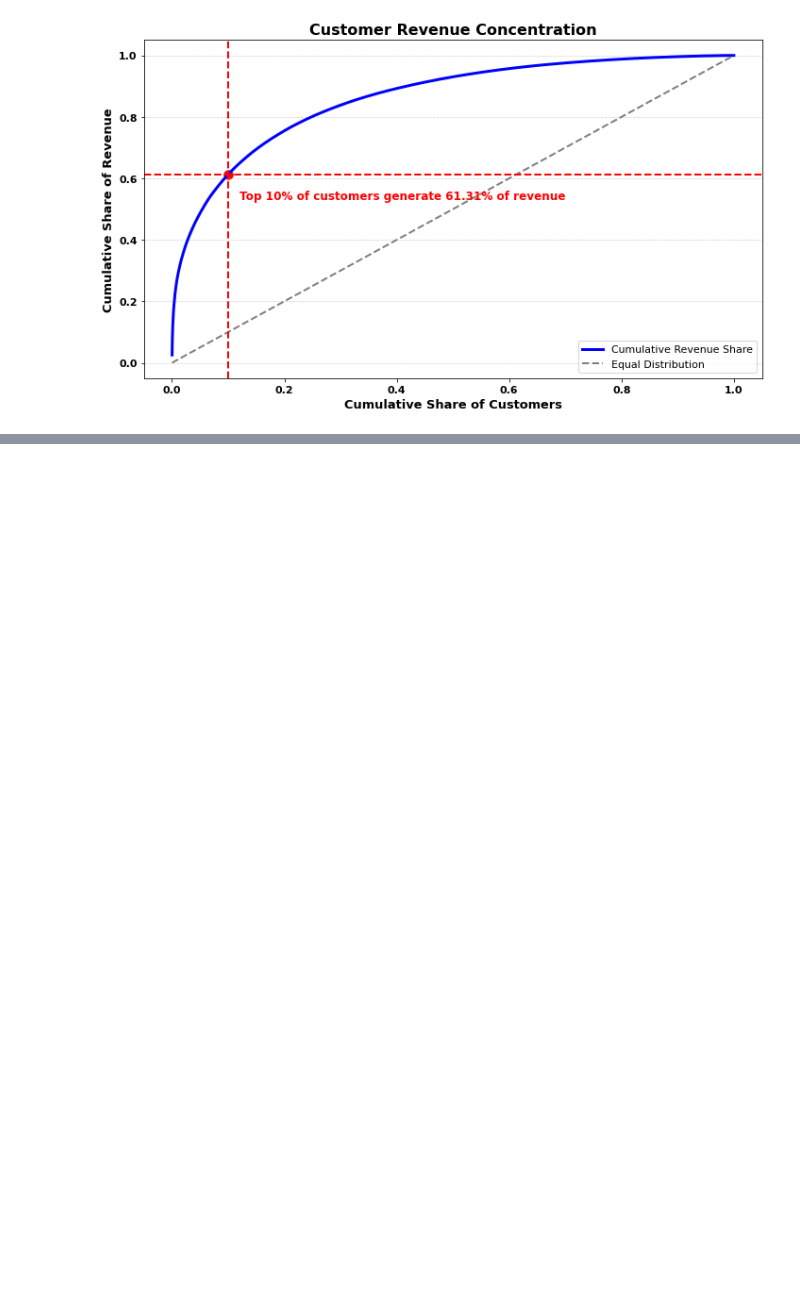
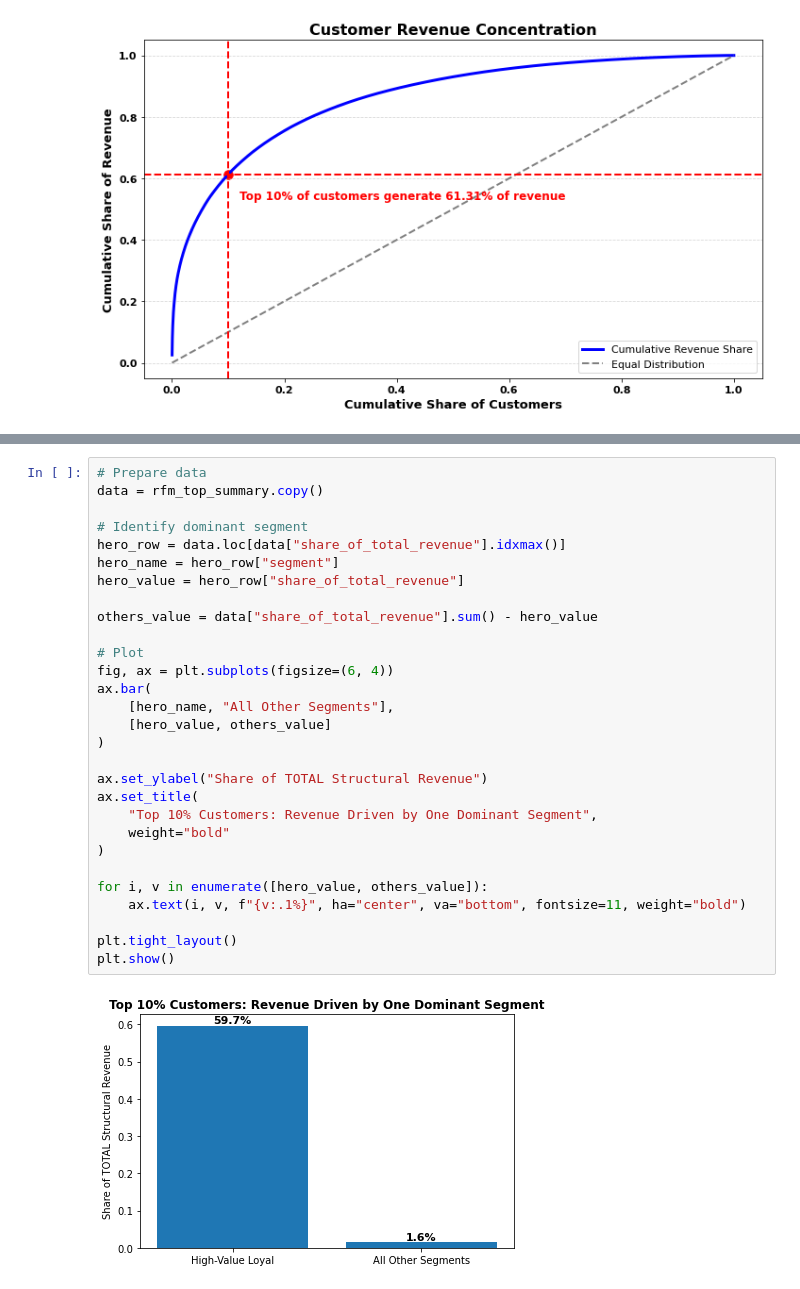
Before and after one commit to jarviscanada/jarvis_data_eng_Tennyson, a Jupyter notebook: python_data_analytics/python_data_wrangling/V2.ipynb, the cells around one changed output, grey strips where cells are left out. Drawn from its saved outputs; the diff is of its cells as text; blank space fills up the shorter version.

```diff
--- a/python_data_analytics/python_data_wrangling/V2.ipynb
+++ b/python_data_analytics/python_data_wrangling/V2.ipynb
@@ -568,0 +657,31 @@ plt.show()
+# %%
+# Prepare data
+data = rfm_top_summary.copy()
+
+# Identify dominant segment
+hero_row = data.loc[data["share_of_total_revenue"].idxmax()]
+hero_name = hero_row["segment"]
+hero_value = hero_row["share_of_total_revenue"]
+
+others_value = data["share_of_total_revenue"].sum() - hero_value
+
+# Plot
+fig, ax = plt.subplots(figsize=(6, 4))
+ax.bar(
+    [hero_name, "All Other Segments"],
+    [hero_value, others_value]
+)
+
+ax.set_ylabel("Share of TOTAL Structural Revenue")
+ax.set_title(
+    "Top 10% Customers: Revenue Driven by One Dominant Segment",
+    weight="bold"
+)
+
+for i, v in enumerate([hero_value, others_value]):
+    ax.text(i, v, f"{v:.1%}", ha="center", va="bottom", fontsize=11, weight="bold")
+
+plt.tight_layout()
+plt.show()
+# %% [output]
+[figure, added]
```
Also changed, not shown: parts of 10 cells of this notebook, 10 other files.
